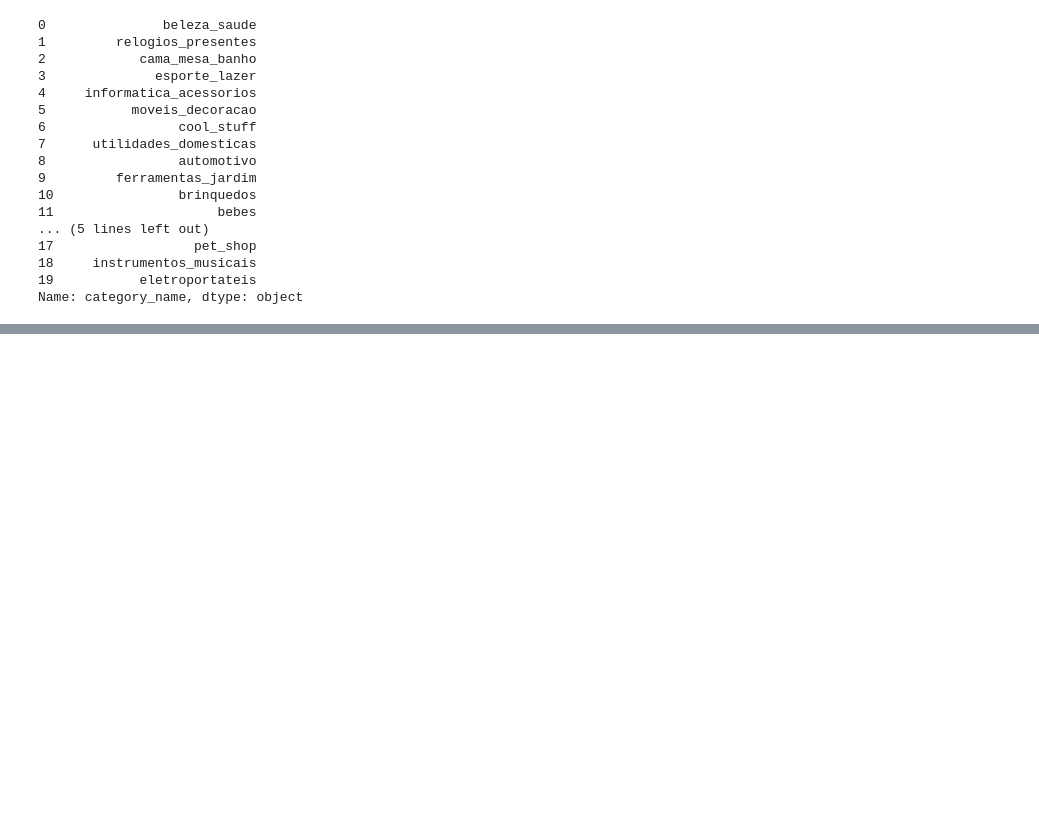
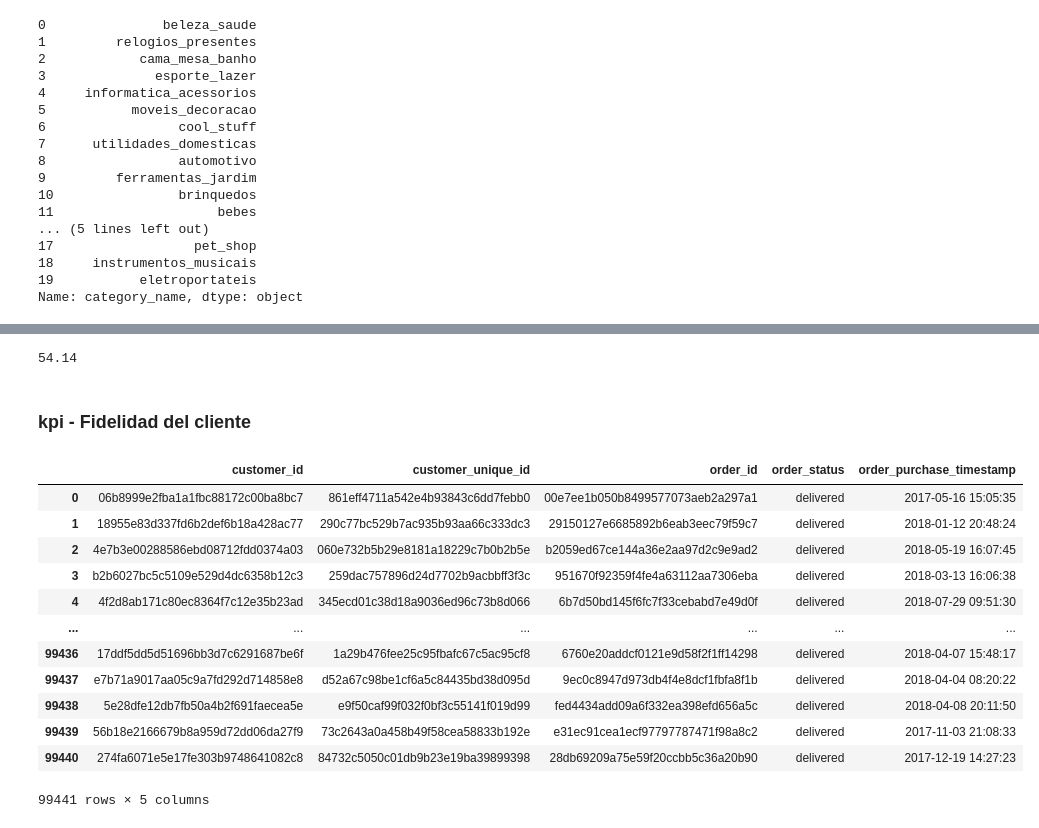
Before and after one commit to agusdm97/PF-DTS05-E-COMMERCE-OLIST, a Jupyter notebook: dashboard/prueba_conexion.ipynb, the cells around one changed output, grey strips where cells are left out. Saved outputs shown, nothing was run; the diff lists cells and outputs as text; code cells hidden in the pictures; blank space fills up the shorter version.

```diff
--- a/dashboard/prueba_conexion.ipynb
+++ b/dashboard/prueba_conexion.ipynb
@@ -136,0 +166,31 @@ kpi_variacionVentas
+# %%
+pn = round(((kpn[0]-nkpn[0])/total_c)*100 ,2)
+pn
+# %% [output]
+54.14
+# %% [markdown]
+### kpi - Fidelidad del cliente
+# %%
+df_customers = pd.read_csv("D:\PF-DTS05-E-COMMERCE-OLIST\data_warehouse\datasets\olist_customers_dataset.csv")
+df_orders = pd.read_csv("D:\PF-DTS05-E-COMMERCE-OLIST\data_warehouse\datasets\olist_orders_dataset.csv")
+# %%
+df_merged_FC = pd.merge(df_customers, df_orders, on='customer_id')
+# %%
+df_merged_FC.drop(columns=['customer_zip_code_prefix','customer_city', 'customer_state', 'order_approved_at', 'order_delivered_carrier_date', 'order_delivered_customer_date', 'order_estimated_delivery_date'], inplace=True)
+# %%
+df_merged_FC['order_purchase_timestamp'] = pd.to_datetime(df_merged_FC['order_purchase_timestamp'])
+df_merged_FC
+# %% [output]
+|  | customer_id | customer_unique_id | order_id | order_status | order_purchase_timestamp |
+| 0 | 06b8999e2fba1a1fbc88172c00ba8bc7 | 861eff4711a542e4b93843c6dd7febb0 | 00e7ee1b050b8499577073aeb2a297a1 | delivered | 2017-05-16 15:05:35 |
+| 1 | 18955e83d337fd6b2def6b18a428ac77 | 290c77bc529b7ac935b93aa66c333dc3 | 29150127e6685892b6eab3eec79f59c7 | delivered | 2018-01-12 20:48:24 |
+| 2 | 4e7b3e00288586ebd08712fdd0374a03 | 060e732b5b29e8181a18229c7b0b2b5e | b2059ed67ce144a36e2aa97d2c9e9ad2 | delivered | 2018-05-19 16:07:45 |
+| 3 | b2b6027bc5c5109e529d4dc6358b12c3 | 259dac757896d24d7702b9acbbff3f3c | 951670f92359f4fe4a63112aa7306eba | delivered | 2018-03-13 16:06:38 |
+| 4 | 4f2d8ab171c80ec8364f7c12e35b23ad | 345ecd01c38d18a9036ed96c73b8d066 | 6b7d50bd145f6fc7f33cebabd7e49d0f | delivered | 2018-07-29 09:51:30 |
+| ... | ... | ... | ... | ... | ... |
+| 99436 | 17ddf5dd5d51696bb3d7c6291687be6f | 1a29b476fee25c95fbafc67c5ac95cf8 | 6760e20addcf0121e9d58f2f1ff14298 | delivered | 2018-04-07 15:48:17 |
+| 99437 | e7b71a9017aa05c9a7fd292d714858e8 | d52a67c98be1cf6a5c84435bd38d095d | 9ec0c8947d973db4f4e8dcf1fbfa8f1b | delivered | 2018-04-04 08:20:22 |
+| 99438 | 5e28dfe12db7fb50a4b2f691faecea5e | e9f50caf99f032f0bf3c55141f019d99 | fed4434add09a6f332ea398efd656a5c | delivered | 2018-04-08 20:11:50 |
+| 99439 | 56b18e2166679b8a959d72dd06da27f9 | 73c2643a0a458b49f58cea58833b192e | e31ec91cea1ecf97797787471f98a8c2 | delivered | 2017-11-03 21:08:33 |
+| 99440 | 274fa6071e5e17fe303b9748641082c8 | 84732c5050c01db9b23e19ba39899398 | 28db69209a75e59f20ccbb5c36a20b90 | delivered | 2017-12-19 14:27:23 |
+99441 rows × 5 columns
```
Also changed, not shown: parts of 33 cells of this notebook, 4 other files.
